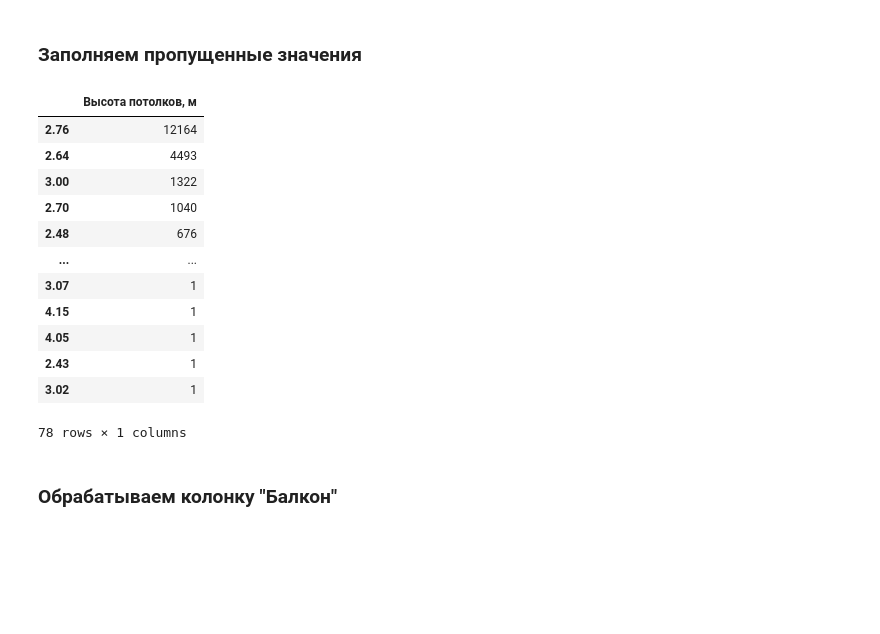
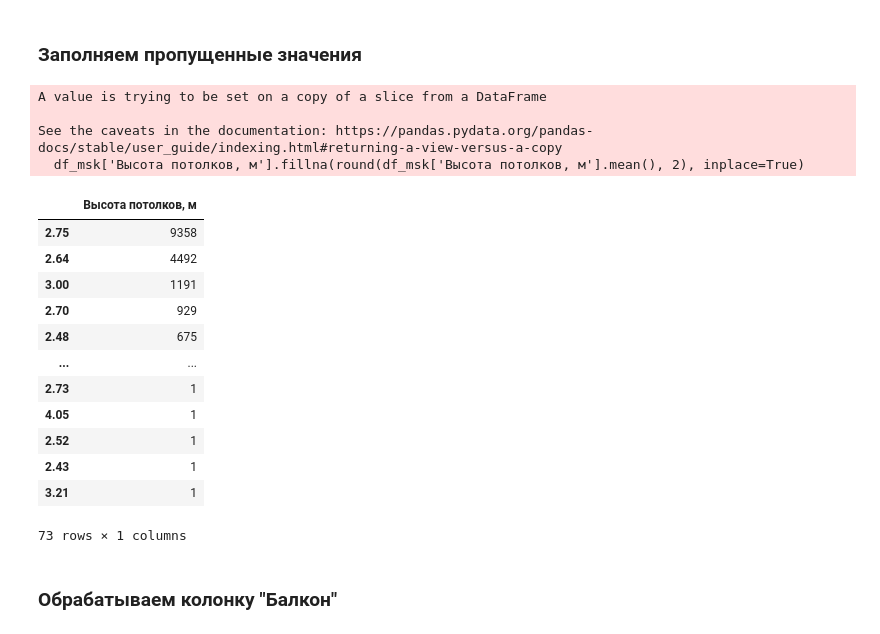
Before and after one commit to sunny-annie/Streamlit_rent_real_estate, a Jupyter notebook: preprocessing.ipynb, the cells around one changed output. Drawn from its saved outputs; the diff is of its cells as text; code cells hidden in the pictures; blank space fills up the shorter version.

```diff
--- a/preprocessing.ipynb
+++ b/preprocessing.ipynb
@@ -99,4 +109,4 @@ pd.DataFrame(df['Ремонт'].value_counts(dropna=False))
 # %% [markdown]
 ### Переводим значения в столбце "Высота потолков" в единую СИ
 # %%
-df['Высота потолков, м'] = np.where(df['Высота потолков, м'] > 100, df['Высота потолков, м']/100, df['Высота потолков, м'])
+df_msk['Высота потолков, м'] = np.where(df_msk['Высота потолков, м'] > 100, df_msk['Высота потолков, м']/100, df_msk['Высота потолков, м'])
@@ -103,4 +119,4 @@ df['Высота потолков, м'] = np.where(df['Высота потолк
 # %% [markdown]
 ### Избавляемся от выбросов, заполняем их медианными значениями
 # %%
-df['Высота потолков, м'] = np.where(df['Высота потолков, м'] > 5, df['Высота потолков, м'].median(), df['Высота потолков, м']) # если высота потолка > 5м
+df_msk['Высота потолков, м'] = np.where(df_msk['Высота потолков, м'] > 5, df_msk['Высота потолков, м'].median(), df_msk['Высота потолков, м']) # если высота потолка > 5м
@@ -107,2 +129,2 @@ df['Высота потолков, м'] = np.where(df['Высота потолк
 # %%
-df['Высота потолков, м'] = np.where(df['Высота потолков, м'] < 2, df['Высота потолков, м'].median(), df['Высота потолков, м']) # если высота потолка < 2м
+df_msk['Высота потолков, м'] = np.where(df_msk['Высота потолков, м'] < 2, df_msk['Высота потолков, м'].median(), df_msk['Высота потолков, м']) # если высота потолка < 2м
@@ -109,23 +137,28 @@ df['Высота потолков, м'] = np.where(df['Высота потолк
 # %% [markdown]
 ### Заполняем пропущенные значения
 # %%
-df['Высота потолков, м'].fillna(round(df['Высота потолков, м'].mean(), 2), inplace=True)
+df_msk['Высота потолков, м'].fillna(round(df_msk['Высота потолков, м'].mean(), 2), inplace=True)
+# %% [output]
+A value is trying to be set on a copy of a slice from a DataFrame
+
+See the caveats in the documentation: https://pandas.pydata.org/pandas-docs/stable/user_guide/indexing.html#returning-a-view-versus-a-copy
+  df_msk['Высота потолков, м'].fillna(round(df_msk['Высота потолков, м'].mean(), 2), inplace=True)
 # %%
-pd.DataFrame(df['Высота потолков, м'].value_counts(dropna=False))
+pd.DataFrame(df_msk['Высота потолков, м'].value_counts(dropna=False))
 # %% [output]
 |  | Высота потолков, м |
-| 2.76 | 12164 |
-| 2.64 | 4493 |
-| 3.00 | 1322 |
-| 2.70 | 1040 |
-| 2.48 | 676 |
+| 2.75 | 9358 |
+| 2.64 | 4492 |
+| 3.00 | 1191 |
+| 2.70 | 929 |
+| 2.48 | 675 |
 | ... | ... |
-| 3.07 | 1 |
-| 4.15 | 1 |
+| 2.73 | 1 |
 | 4.05 | 1 |
+| 2.52 | 1 |
 | 2.43 | 1 |
-| 3.02 | 1 |
+| 3.21 | 1 |
-78 rows × 1 columns
+73 rows × 1 columns
 # %% [markdown]
 ### Обрабатываем колонку "Балкон"
 # %%
```
Also changed, not shown: parts of 36 cells of this notebook.
